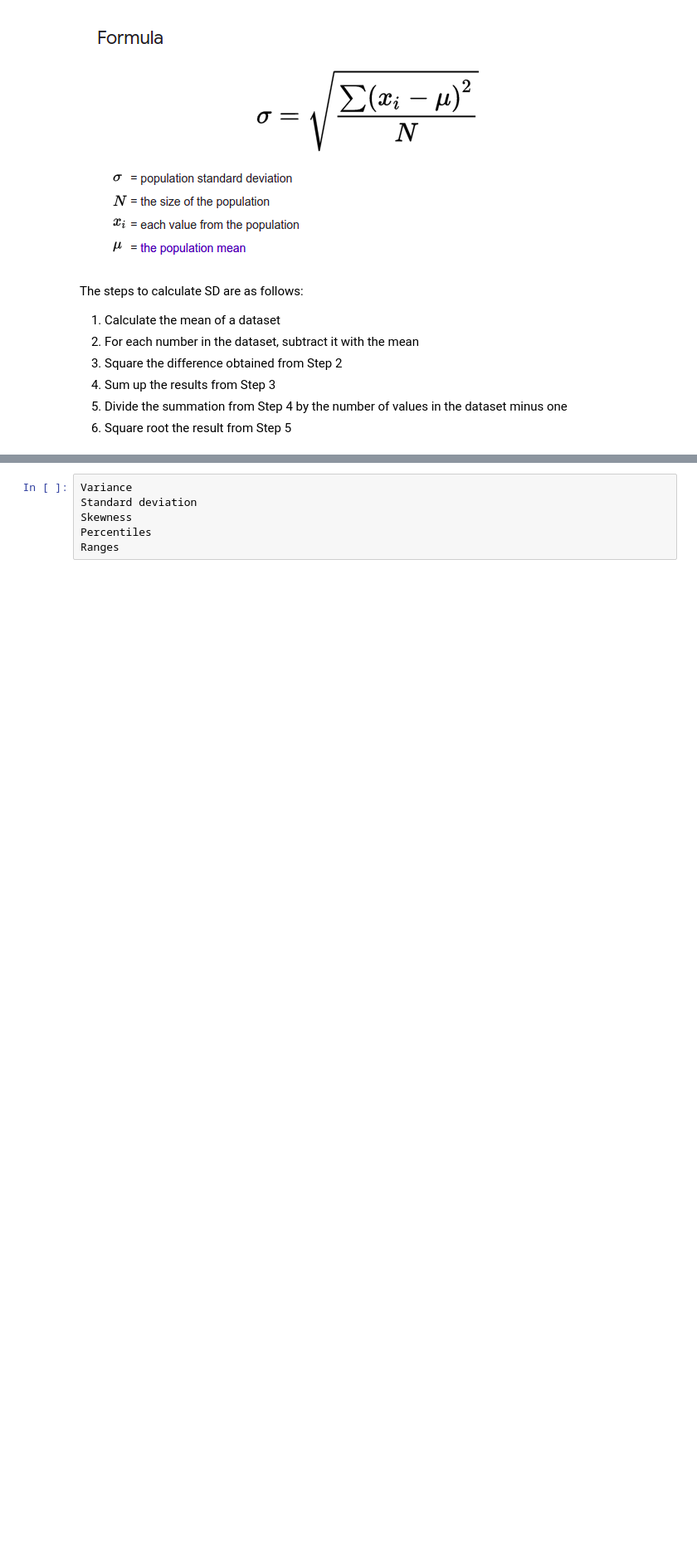
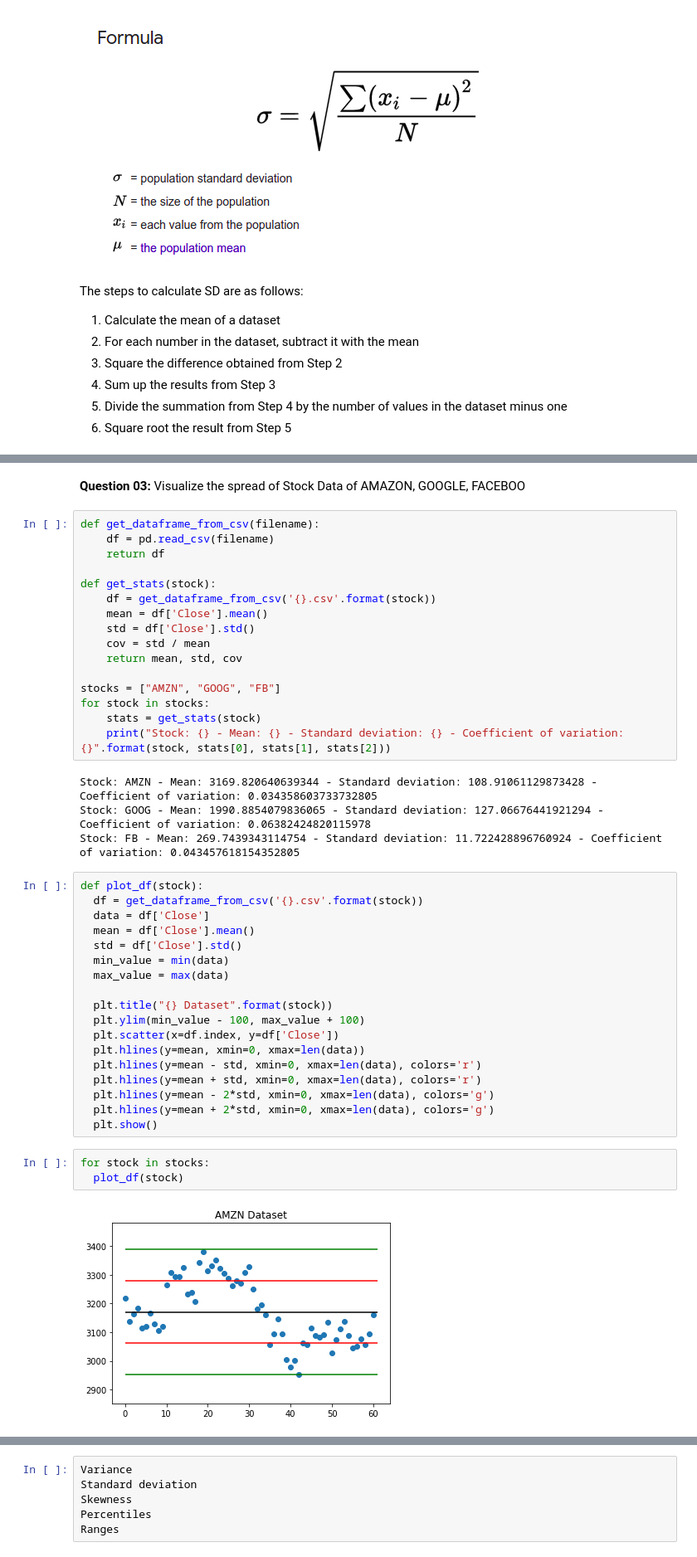
Before and after one commit to YousraMashkoor/DataAnalysis-using-Python, a Jupyter notebook: DA2_chapter6.ipynb, the cells around one changed output, grey strips where cells are left out. Shown at 83% size. Saved outputs shown, nothing was run; the diff lists cells and outputs as text; blank space fills up the shorter version.

```diff
--- a/DA2_chapter6.ipynb
+++ b/DA2_chapter6.ipynb
@@ -166,0 +200,45 @@ The steps to calculate SD are as follows:
+# %% [markdown]
+**Question 03:** Visualize the spread of Stock Data of AMAZON, GOOGLE, FACEBOO
+# %%
+def get_dataframe_from_csv(filename):
+    df = pd.read_csv(filename)
+    return df
+
+def get_stats(stock):
+    df = get_dataframe_from_csv('{}.csv'.format(stock))
+    mean = df['Close'].mean()
+    std = df['Close'].std()
+    cov = std / mean
+    return mean, std, cov
+
+stocks = ["AMZN", "GOOG", "FB"]
+for stock in stocks:
+    stats = get_stats(stock)
+    print("Stock: {} - Mean: {} - Standard deviation: {} - Coefficient of variation: {}".format(stock, stats[0], stats[1], stats[2]))
+# %% [output]
+Stock: AMZN - Mean: 3169.820640639344 - Standard deviation: 108.91061129873428 - Coefficient of variation: 0.034358603733732805
+Stock: GOOG - Mean: 1990.8854079836065 - Standard deviation: 127.06676441921294 - Coefficient of variation: 0.06382424820115978
+Stock: FB - Mean: 269.7439343114754 - Standard deviation: 11.722428896760924 - Coefficient of variation: 0.043457618154352805
+# %%
+def plot_df(stock):
+  df = get_dataframe_from_csv('{}.csv'.format(stock))
+  data = df['Close']
+  mean = df['Close'].mean()
+  std = df['Close'].std()
+  min_value = min(data)
+  max_value = max(data)
+
+  plt.title("{} Dataset".format(stock))
+  plt.ylim(min_value - 100, max_value + 100)
+  plt.scatter(x=df.index, y=df['Close'])
+  plt.hlines(y=mean, xmin=0, xmax=len(data))
+  plt.hlines(y=mean - std, xmin=0, xmax=len(data), colors='r')
+  plt.hlines(y=mean + std, xmin=0, xmax=len(data), colors='r')
+  plt.hlines(y=mean - 2*std, xmin=0, xmax=len(data), colors='g')
+  plt.hlines(y=mean + 2*std, xmin=0, xmax=len(data), colors='g')
+  plt.show()
+# %%
+for stock in stocks:
+  plot_df(stock)
+# %% [output]
+[figure, added]
```
Also changed, not shown: parts of 4 cells of this notebook.
